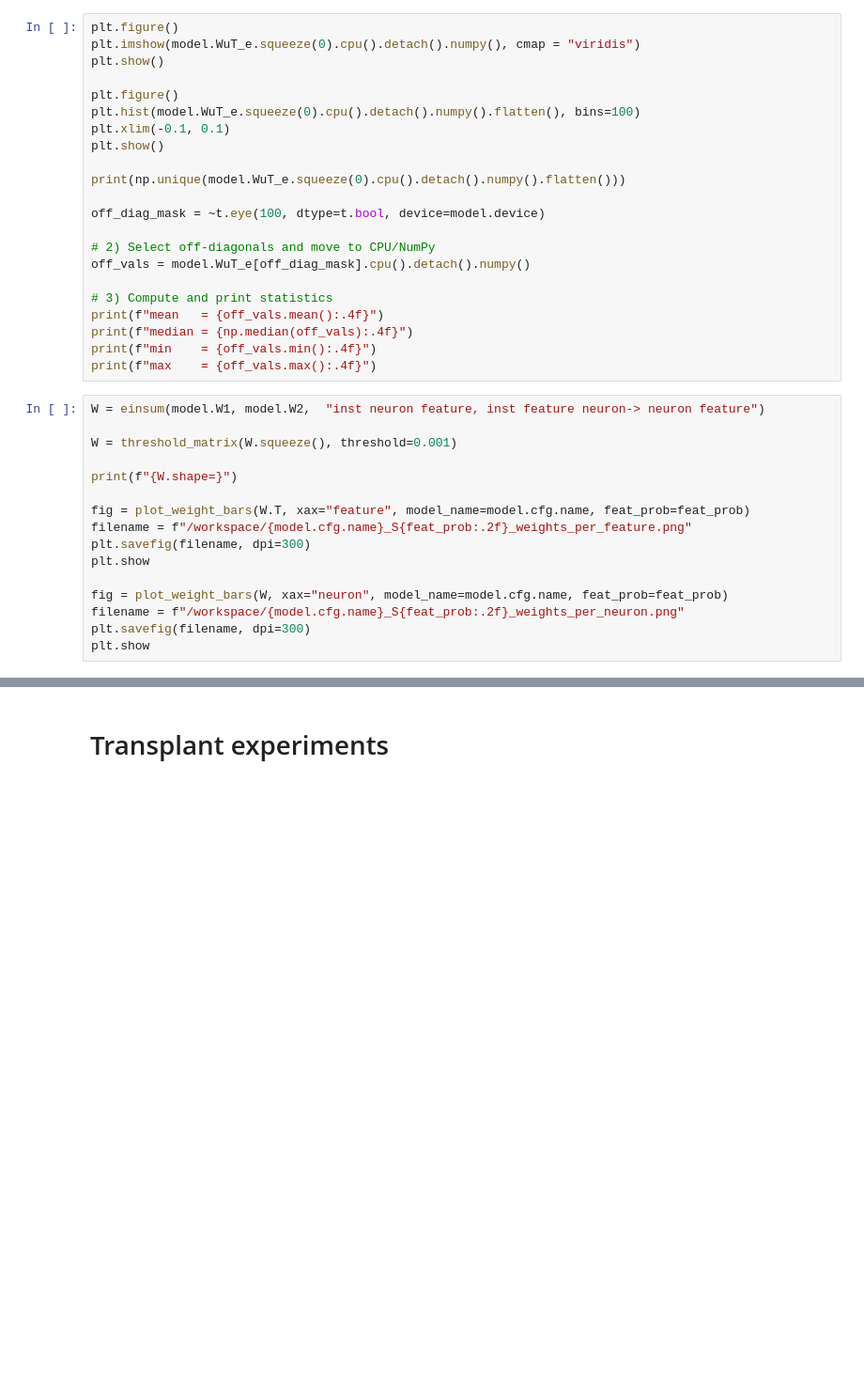
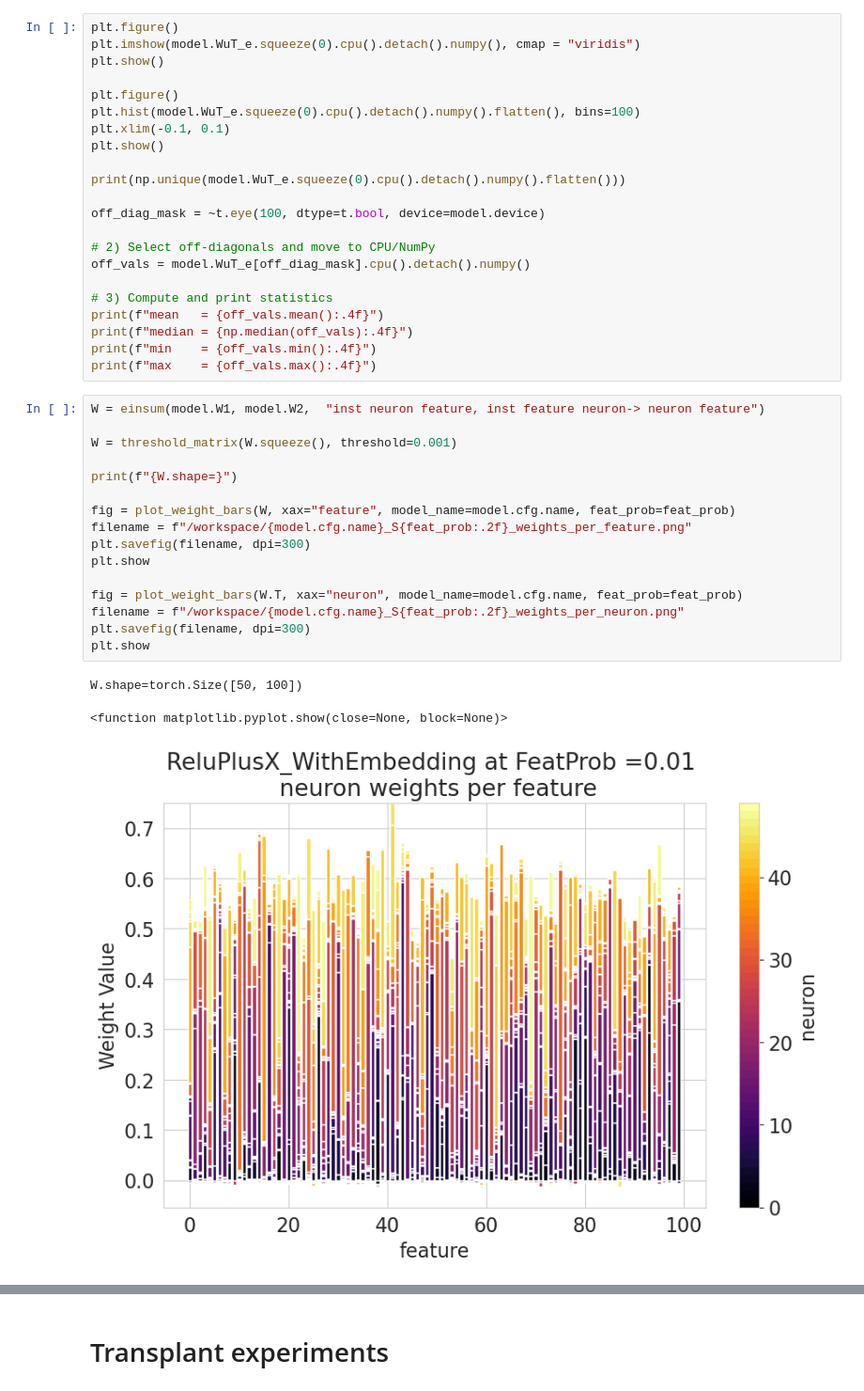
Before and after one commit to Stefan-Heimersheim/toy-model-of-computation-in-superposition, a Jupyter notebook: notebooks/frankenstein_model.ipynb, the cells around one changed output, grey strips where cells are left out. Shown at 94% size. Saved outputs shown, nothing was run; the diff lists cells and outputs as text; blank space fills up the shorter version.

```diff
--- a/notebooks/frankenstein_model.ipynb
+++ b/notebooks/frankenstein_model.ipynb
@@ -1106,16 +1062,20 @@ print(f"max    = {off_vals.max():.4f}")
 # %%
 W = einsum(model.W1, model.W2,  "inst neuron feature, inst feature neuron-> neuron feature")
 
 W = threshold_matrix(W.squeeze(), threshold=0.001)
 
 print(f"{W.shape=}")
 
-fig = plot_weight_bars(W.T, xax="feature", model_name=model.cfg.name, feat_prob=feat_prob)
+fig = plot_weight_bars(W, xax="feature", model_name=model.cfg.name, feat_prob=feat_prob)
 filename = f"/workspace/{model.cfg.name}_S{feat_prob:.2f}_weights_per_feature.png"
 plt.savefig(filename, dpi=300)
 plt.show
 
-fig = plot_weight_bars(W, xax="neuron", model_name=model.cfg.name, feat_prob=feat_prob)
+fig = plot_weight_bars(W.T, xax="neuron", model_name=model.cfg.name, feat_prob=feat_prob)
 filename = f"/workspace/{model.cfg.name}_S{feat_prob:.2f}_weights_per_neuron.png"
 plt.savefig(filename, dpi=300)
 plt.show
+# %% [output]
+W.shape=torch.Size([50, 100])
+<function matplotlib.pyplot.show(close=None, block=None)>
+[figure, added]
```
Also changed, not shown: parts of 12 cells of this notebook, 1 other file.
